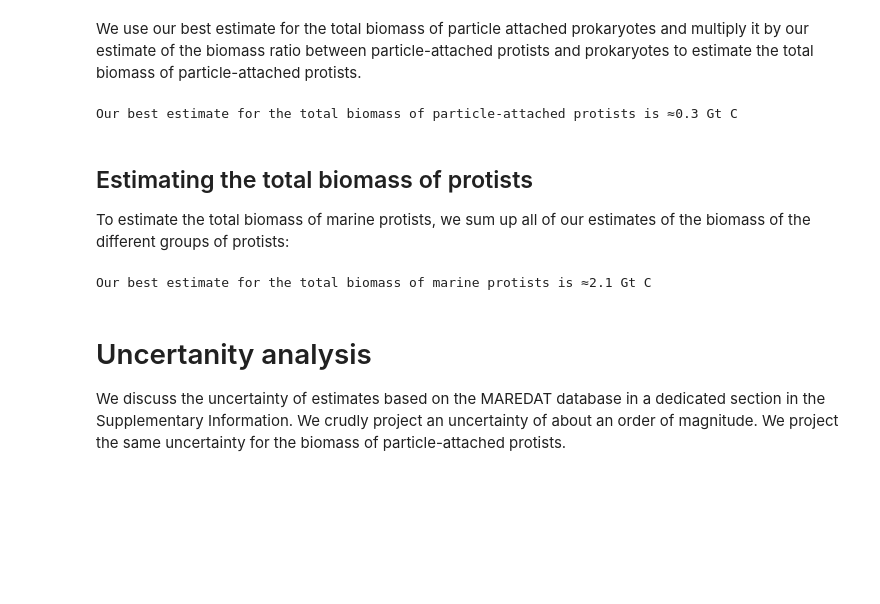
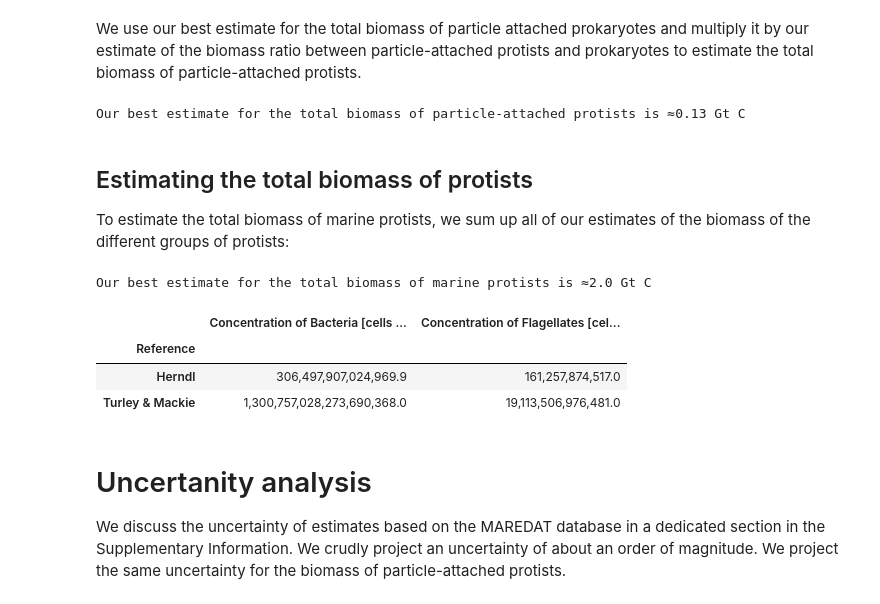
Before and after one commit to WenyuMolly/ocean_biomass, a Jupyter notebook: protists/marine_protists.ipynb, the cells around one changed output. Cells and saved outputs as stored; diff of their text form; code cells hidden in the pictures; blank space fills up the shorter version.

```diff
--- a/protists/marine_protists.ipynb
+++ b/protists/marine_protists.ipynb
@@ -95,3 +93,13 @@ rhizaria_biomass = 0.2e15
+# %%
+#rhizaria_biomass = 0.2e15
+rhizaria_data = pd.read_excel('marine_protists_data.xlsx','Rhizaria')
+rhizaria_data = rhizaria_data[rhizaria_data['Depth, nominal'] == '0-500']
+rhizaria_data['Total biomass'] = rhizaria_data[['Rhizaria C [mg/m**2]','Phaeodaria C [mg/m**2]','Collodaria C [mg/m**2]','Acantharia C [mg/m**2]']].sum(axis=1)
+arth_mean = rhizaria_data['Total biomass'].mean()
+geo_mean = gmean(rhizaria_data.loc[rhizaria_data['Total biomass']>0,'Total biomass'])
+best_density = gmean([arth_mean,geo_mean])
+best_rhizaria_estimate = best_density*3.6e14/1000
+rhizaria_biomass = best_rhizaria_estimate
 # %% [markdown]
 The estimates based on the MAREDAT database include measurements only for the top 200 meters of the water column. For rhizaria, our estimate includes the top 500 meters of the water column. For more details on possible contributions from deeper ocean laters, see the marine protists section in the Supplementary information.
 
@@ -256,22 +264,35 @@ Our best estimate for the biomass ratio between particle-attached protists and p
 # %% [markdown]
 We use our best estimate for the total biomass of particle attached prokaryotes and multiply it by our estimate of the biomass ratio between particle-attached protists and prokaryotes to estimate the total biomass of particle-attached protists.
 # %%
-poc_prok = pd.read_excel('../bacteria_archaea/marine_prok_biomass_estimate.xlsx').loc[[0,1,4],'Value'].prod()*1e-15
-
+#poc_prok = pd.read_excel('../bacteria_archaea/marine_prok_biomass_estimate.xlsx').loc[[0,1,4],'Value'].prod()*1e-15
+poc_prok = 1.3e15*0.09
 best_poc_protists = poc_prok*best_biomass_ratio
 
-print('Our best estimate for the total biomass of particle-attached protists is ≈%.1f Gt C' %(best_poc_protists/1e15))
+print('Our best estimate for the total biomass of particle-attached protists is ≈%.2f Gt C' %(best_poc_protists/1e15))
 # %% [output]
-Our best estimate for the total biomass of particle-attached protists is ≈0.3 Gt C
+Our best estimate for the total biomass of particle-attached protists is ≈0.13 Gt C
 # %% [markdown]
 ## Estimating the total biomass of protists
 To estimate the total biomass of marine protists, we sum up all of our estimates of the biomass of the different groups of protists:
 # %%
-best_estimate = rhizaria_biomass + phaeocystis_biomsss + diatom_biomsss + microzoo_biomsss + pico_protists_biomass + best_poc_protists
+best_estimate = 0.3e15 + 0.25e15 + microzoo_biomsss + rhizaria_biomass + 0.1e15 + best_poc_protists + 0.2e15
 
 print('Our best estimate for the total biomass of marine protists is ≈%.1f Gt C' %(best_estimate/1e15))
 # %% [output]
-Our best estimate for the total biomass of marine protists is ≈2.1 Gt C
+Our best estimate for the total biomass of marine protists is ≈2.0 Gt C
+# %%
+rhizaria_CI = geo_CI_calc(rhizaria_data.loc[rhizaria_data['Total biomass']>0,'Total biomass'])
+
+CI_sum_prop(estimates=np.array([0.3e15,0.25e15,microzoo_biomsss,rhizaria_biomass,0.1e15,best_poc_protists,0.2e15]),mul_CIs=np.array([9,10,10,rhizaria_CI,10,10,5]))
+#CI_sum_prop(estimates=np.array([0.3e15,0.25e15,microzoo_biomsss,rhizaria_biomass]),mul_CIs=np.array([9,10,10,rhizaria_CI]))
+#np.array([0.3e15,0.25e15,microzoo_biomsss,rhizaria_biomass]).sum()/1e15
+#CI_sum_prop(estimates=np.array([1.6e15,best_poc_protists,0.2e15]),mul_CIs=np.array([4,7,5]))
+#geo_CI_calc(np.array([arith_poc_mean_conc,geo_poc_mean_conc]))
+# %% [output]
+|  | Concentration of Bacteria [cells ... | Concentration of Flagellates [cel... |
+| Reference |  |  |
+| Herndl | 306,497,907,024,969.9 | 161,257,874,517.0 |
+| Turley & Mackie | 1,300,757,028,273,690,368.0 | 19,113,506,976,481.0 |
 # %% [markdown]
 
 
```
Also changed, not shown: parts of 2 cells of this notebook, 34 other files.
